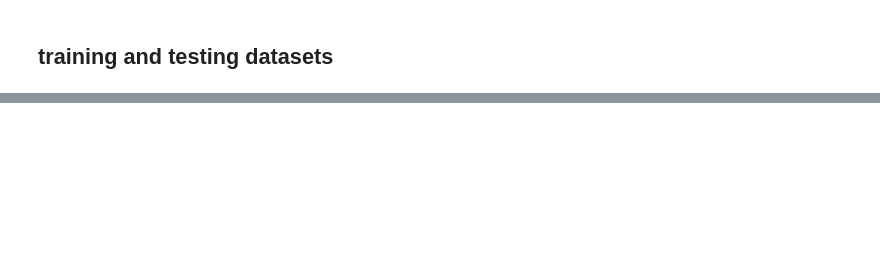
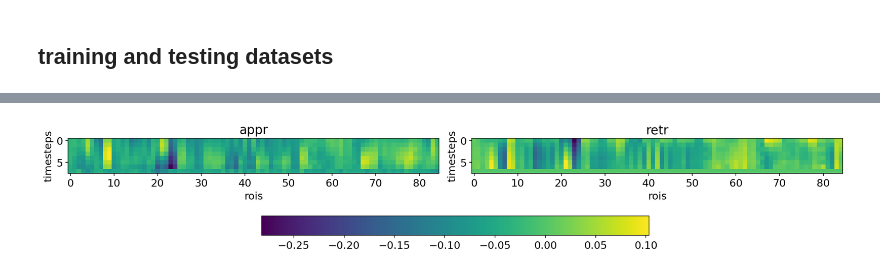
Before and after one commit to govinda-umd/explainable-ai, a Jupyter notebook: _sources/nb/may22/00-idea1_create_dataset.ipynb, the cells around one changed output, grey strips where cells are left out. Drawn from its saved outputs; the diff is of its cells as text; code cells hidden in the pictures; blank space fills up the shorter version.

```diff
--- a/_sources/nb/may22/00-idea1_create_dataset.ipynb
+++ b/_sources/nb/may22/00-idea1_create_dataset.ipynb
@@ -337,0 +277,37 @@ args.batch_size = 64
+# %%
+fig, axs = plt.subplots(
+    nrows=1, ncols=2,
+    figsize=(15, 6), dpi=150,
+    constrained_layout=True)
+
+# APPR
+ax = axs[0]
+# cbar_kw={
+#     'location':'bottom', 'shrink':1.0,
+#     'label':f"APPR", 'pad':0.2,
+#     'anchor':(0.0,1.0)
+# }
+im = ax.imshow(np.ma.mean(X_conds['appr'], axis=0))
+# cbar = ax.figure.colorbar(im, ax=ax, **cbar_kw)
+# cbar.ax.set_ylabel(f"APPR", rotation=-90, va="bottom")
+ax.set_ylabel(f"timesteps")
+ax.set_xlabel(f"rois")
+ax.set_title(f"appr")
+
+# RETR
+ax = axs[1]
+# cbar_kw={
+#     'location':'bottom', 'shrink':1.0,
+#     'label':f"RETR", 'pad':0.2,
+#     'anchor':(0.0,1.0)
+# }
+im = ax.imshow(np.ma.mean(X_conds['retr'], axis=0))
+# cbar = ax.figure.colorbar(im, ax=ax, **cbar_kw)
+# cbar.ax.set_ylabel(f"RETR", rotation=-90, va="bottom")
+ax.set_ylabel(f"timesteps")
+ax.set_xlabel(f"rois")
+ax.set_title(f"retr")
+
+cbar = fig.colorbar(im, ax=axs, shrink=0.5, location='bottom')
+# %% [output]
+[figure, added]
```
Also changed, not shown: parts of 12 cells of this notebook, 4 other files.
